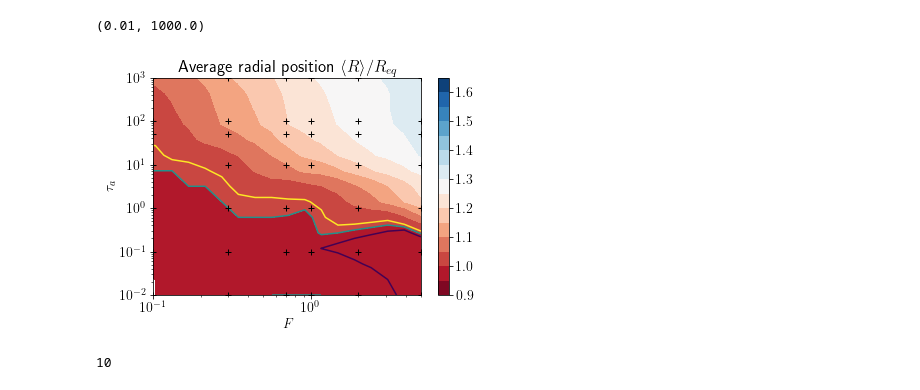
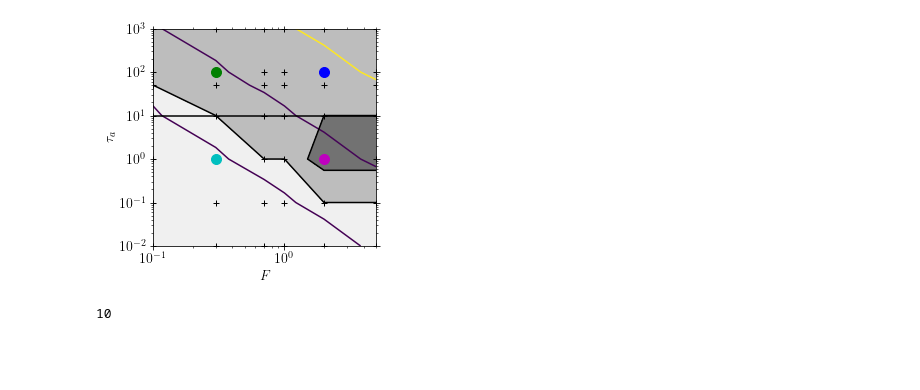
Before and after one commit to s-brahmachari/Active-noise-simulations, a Jupyter notebook: analysis_codes/plot-RDP.ipynb, the cells around one changed output. Cells and saved outputs as stored; diff of their text form; code cells hidden in the pictures; blank space fills up the shorter version.

```diff
--- a/analysis_codes/plot-RDP.ipynb
+++ b/analysis_codes/plot-RDP.ipynb
@@ -73,30 +140,41 @@ for (name,tp) in [('low',0.01),('mid',1.0), ('high',100.)]:
 # %%
+fig,ax=plt.subplots(1,1,figsize=(4,4),gridspec_kw={'wspace':0.4, 'hspace':0.4})
 ax.clear()
 
-Xi,Yi=np.meshgrid(np.geomspace(0.05,5,20),np.logspace(-2,3,15))
+# Xi,Yi=np.meshgrid(np.geomspace(0.01,5,20),np.logspace(-2,3,20))
+Xi,Yi=np.meshgrid(np.unique(Fs),np.unique(Tas))
 triang=tri.Triangulation(Fs,Tas)
-interpZ=tri.LinearTriInterpolator(triang,np.around(np.array(Rmax)/Rav_eq, 2))
+interpZ=tri.LinearTriInterpolator(triang,np.array(Rp))
 Zi=interpZ(Xi,Yi)
-plt.contourf(Xi, Yi, Zi, levels=np.arange(0.9,1.7,0.05),cmap='RdBu')
-plt.colorbar()
-plt.contour(Xi, Yi, Zi, levels=[0.99,1.,1.01])
+plt.contourf(Xi, Yi, Zi, levels=np.arange(0.,5,1),cmap='Greys')
+plt.contour(Xi,Yi,Xi**2*Yi/(0.1*0.0083*200), levels=[1,100,1e4])
+# plt.colorbar()
+
+# interpZp=tri.LinearTriInterpolator(triang,np.around(np.array(Rpp), 3))
+# Zp=interpZp(Xi,Yi)
+# plt.contourf(Xi, Yi, Zp, levels=[0,1,2], hatches=['/','.','////'], colors='None')
+# plt.colorbar()
+plt.contour(Xi, Yi, Zi, levels=[1,2,3], colors='k')
+# plt.contour(Xi, Yi, Zp, levels=[1.], colors='k')
 # cs= plt.contour(Xi,Yi,Xi**2*Yi/(0.1*0.0083*T0), colors='k', levels=[1, 10,1e2,1e3],)
 
 # plt.clabel(cs, cs.levels, inline=True,fmt=fmt, fontsize=16)
+plt.plot(Fs,Tas,'k+',)
+for fval,taval,lc in [(0.0,1.0,'r'),(0.3,1,'c'),(2,1,'m'),(2,100,'b'),(0.3,100,'g')]:
+    plt.plot(fval,taval,'o',markersize=10,color=lc)
 
-plt.plot(Fs,Tas,'k+',)
 plt.xlabel('$F$')
 plt.ylabel('$\\tau_a$')
 # plt.xlim(1,1e3)
 
 plt.loglog()
-plt.title('Average radial position $\\langle R\\rangle/R_{eq}$')
+# plt.title('Average radial position $\\langle R\\rangle/R_{eq}$')
 plt.xlim(0.1,5)
 plt.ylim(0.01,1e3)
-# plt.savefig(fpath+'plots/normAvgR_contour.png', dpi=300, bbox_inches='tight')
+plt.axhline(10,c='k')
+plt.savefig(fpath+'plots/RDP_regime_diag.png', dpi=300, bbox_inches='tight')
 # %% [output]
-(0.01, 1000.0)
-[figure, old version]
+[figure, new version]
 # %%
 ind=4
 
```
Also changed, not shown: parts of 1 cell of this notebook, 2 other files.
